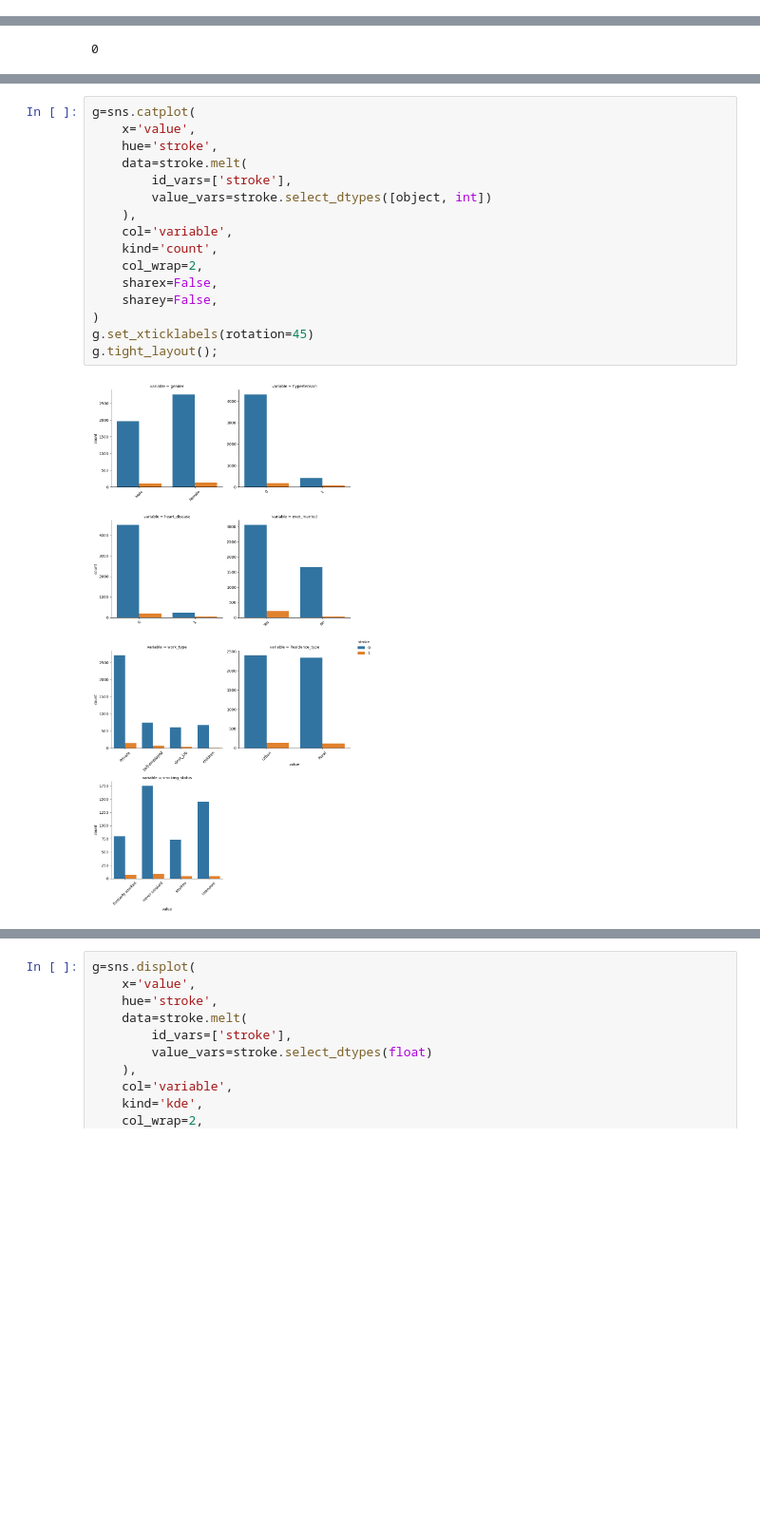
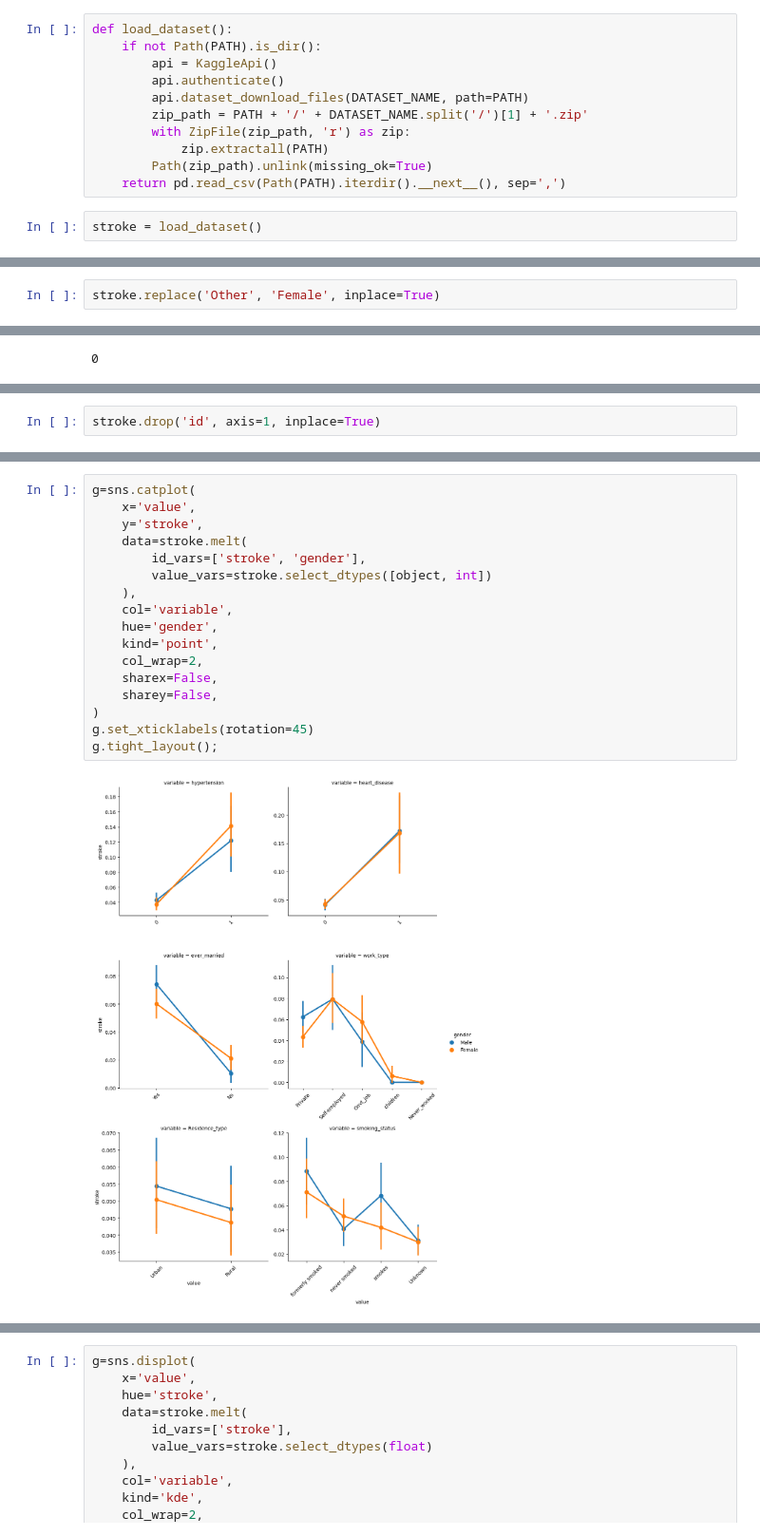
Before and after one commit to d-vitkovskiy/kaggle-projects, a Jupyter notebook: 1_brain_stroke/brain_stroke.ipynb, the cells around one changed output, grey strips where cells are left out. Shown at 95% size. Cells and saved outputs as stored; diff of their text form; blank space fills up the shorter version.

```diff
--- a/1_brain_stroke/brain_stroke.ipynb
+++ b/1_brain_stroke/brain_stroke.ipynb
@@ -68,0 +72,13 @@ stroke.head()
+# %%
+def load_dataset():
+    if not Path(PATH).is_dir():
+        api = KaggleApi()
+        api.authenticate()
+        api.dataset_download_files(DATASET_NAME, path=PATH)
+        zip_path = PATH + '/' + DATASET_NAME.split('/')[1] + '.zip'
+        with ZipFile(zip_path, 'r') as zip:
+            zip.extractall(PATH)
+        Path(zip_path).unlink(missing_ok=True)
+    return pd.read_csv(Path(PATH).iterdir().__next__(), sep=',')
+# %%
+stroke = load_dataset()
@@ -101,0 +145,2 @@ stroke.describe(include=object)
+# %%
+stroke.replace('Other', 'Female', inplace=True)
@@ -139,0 +177,2 @@ Name: ever_married, dtype: int64
+# %%
+stroke.drop('id', axis=1, inplace=True)
@@ -189,18 +228,19 @@ sns.catplot(
 # %%
 g=sns.catplot(
     x='value',
-    hue='stroke',
+    y='stroke',
     data=stroke.melt(
-        id_vars=['stroke'],
+        id_vars=['stroke', 'gender'],
         value_vars=stroke.select_dtypes([object, int])
     ),
     col='variable',
-    kind='count',
+    hue='gender',
+    kind='point',
     col_wrap=2,
     sharex=False,
     sharey=False,
 )
 g.set_xticklabels(rotation=45)
 g.tight_layout();
 # %% [output]
-[figure, old version]
+[figure, new version]
```
Also changed, not shown: parts of 536 cells of this notebook, 1 other file.
